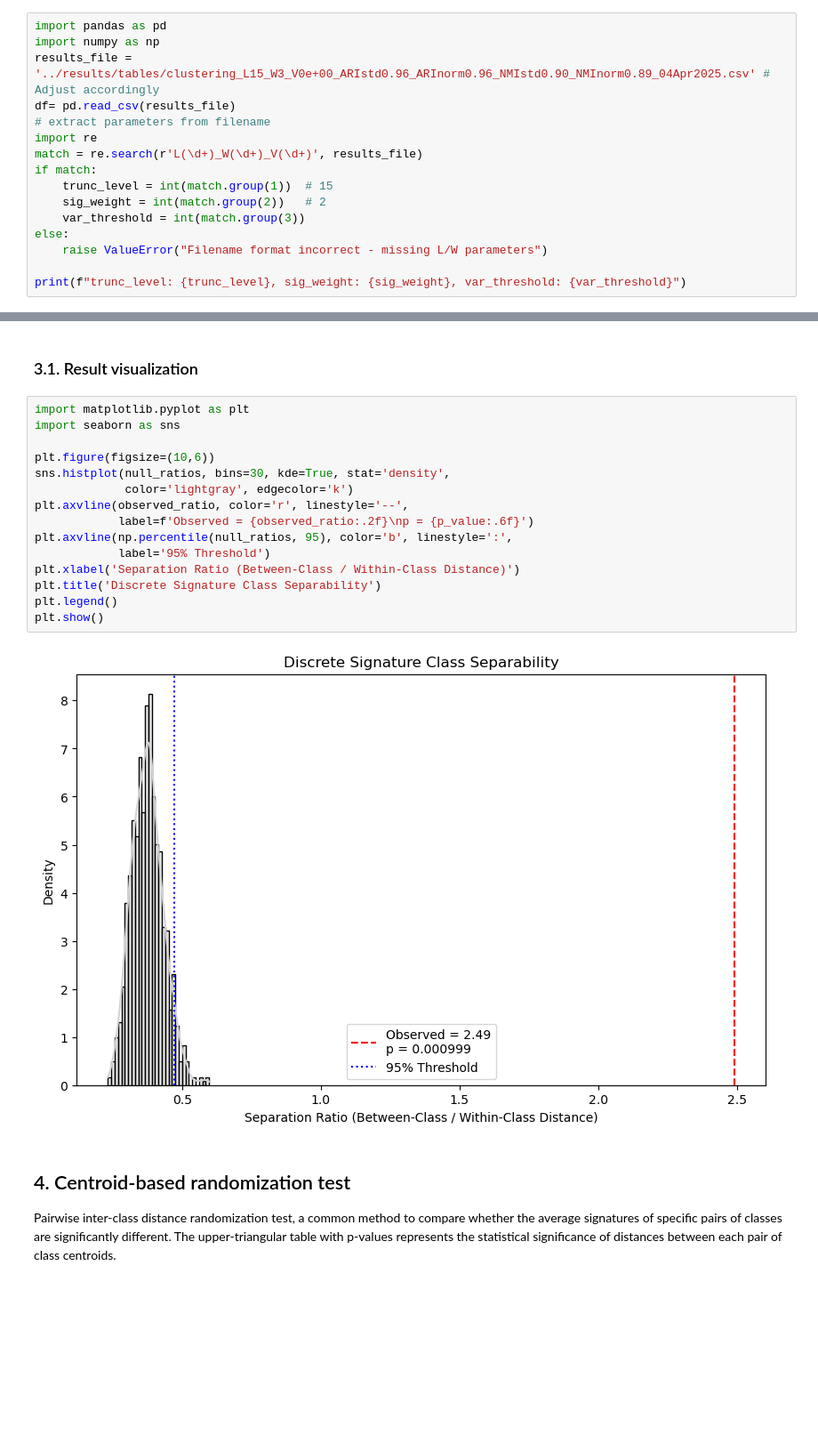
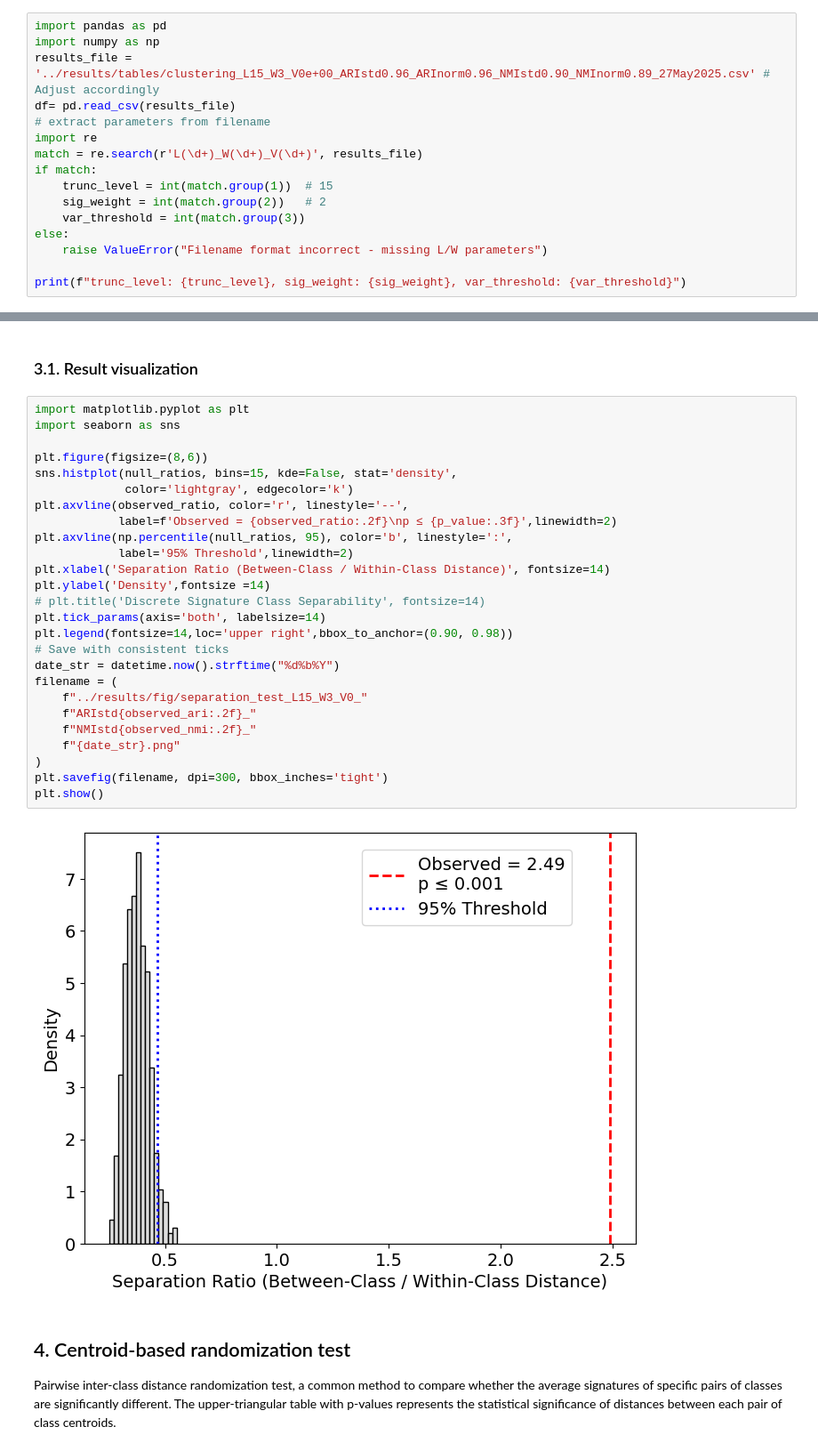
Before and after one commit to dtolosav/discrete-sig-for-landscapes, a Jupyter notebook: notebooks/3_statistical_significance_k_means_assay.ipynb, the cells around one changed output, grey strips where cells are left out. Shown at 89% size. Cells and saved outputs as stored; diff of their text form; blank space fills up the shorter version.

```diff
--- a/notebooks/3_statistical_significance_k_means_assay.ipynb
+++ b/notebooks/3_statistical_significance_k_means_assay.ipynb
@@ -6,7 +6,7 @@ In this notebook we study the statistical significance of our results. We will u
 # %%
 import pandas as pd
 import numpy as np
-results_file = '../results/tables/clustering_L15_W3_V0e+00_ARIstd0.96_ARInorm0.96_NMIstd0.90_NMInorm0.89_04Apr2025.csv' # Adjust accordingly
+results_file = '../results/tables/clustering_L15_W3_V0e+00_ARIstd0.96_ARInorm0.96_NMIstd0.90_NMInorm0.89_27May2025.csv' # Adjust accordingly
 df= pd.read_csv(results_file)
 # extract parameters from filename
 import re
@@ -172,20 +226,31 @@ print(p_value)
 # %%
 import matplotlib.pyplot as plt
 import seaborn as sns
 
-plt.figure(figsize=(10,6))
-sns.histplot(null_ratios, bins=30, kde=True, stat='density',
+plt.figure(figsize=(8,6))
+sns.histplot(null_ratios, bins=15, kde=False, stat='density',
              color='lightgray', edgecolor='k')
 plt.axvline(observed_ratio, color='r', linestyle='--',
-            label=f'Observed = {observed_ratio:.2f}\np = {p_value:.6f}')
+            label=f'Observed = {observed_ratio:.2f}\np ≤ {p_value:.3f}',linewidth=2)
 plt.axvline(np.percentile(null_ratios, 95), color='b', linestyle=':',
-            label='95% Threshold')
-plt.xlabel('Separation Ratio (Between-Class / Within-Class Distance)')
-plt.title('Discrete Signature Class Separability')
-plt.legend()
+            label='95% Threshold',linewidth=2)
+plt.xlabel('Separation Ratio (Between-Class / Within-Class Distance)', fontsize=14)
+plt.ylabel('Density',fontsize =14)
+# plt.title('Discrete Signature Class Separability', fontsize=14)
+plt.tick_params(axis='both', labelsize=14)
+plt.legend(fontsize=14,loc='upper right',bbox_to_anchor=(0.90, 0.98))
+# Save with consistent ticks
+date_str = datetime.now().strftime("%d%b%Y")
+filename = (
+    f"../results/fig/separation_test_L15_W3_V0_"
+    f"ARIstd{observed_ari:.2f}_"
+    f"NMIstd{observed_nmi:.2f}_"
+    f"{date_str}.png"
+)
+plt.savefig(filename, dpi=300, bbox_inches='tight')
 plt.show()
 # %% [output]
-[figure, old version]
+[figure, new version]
 # %% [markdown]
 ## 4. Centroid-based randomization test
 Pairwise inter-class distance randomization test, a common method to compare whether the average signatures of specific pairs of classes are significantly different. The upper-triangular table with p-values represents the statistical significance of distances between each pair of class centroids.
```
Also changed, not shown: parts of 2 cells of this notebook, 9 other files.
